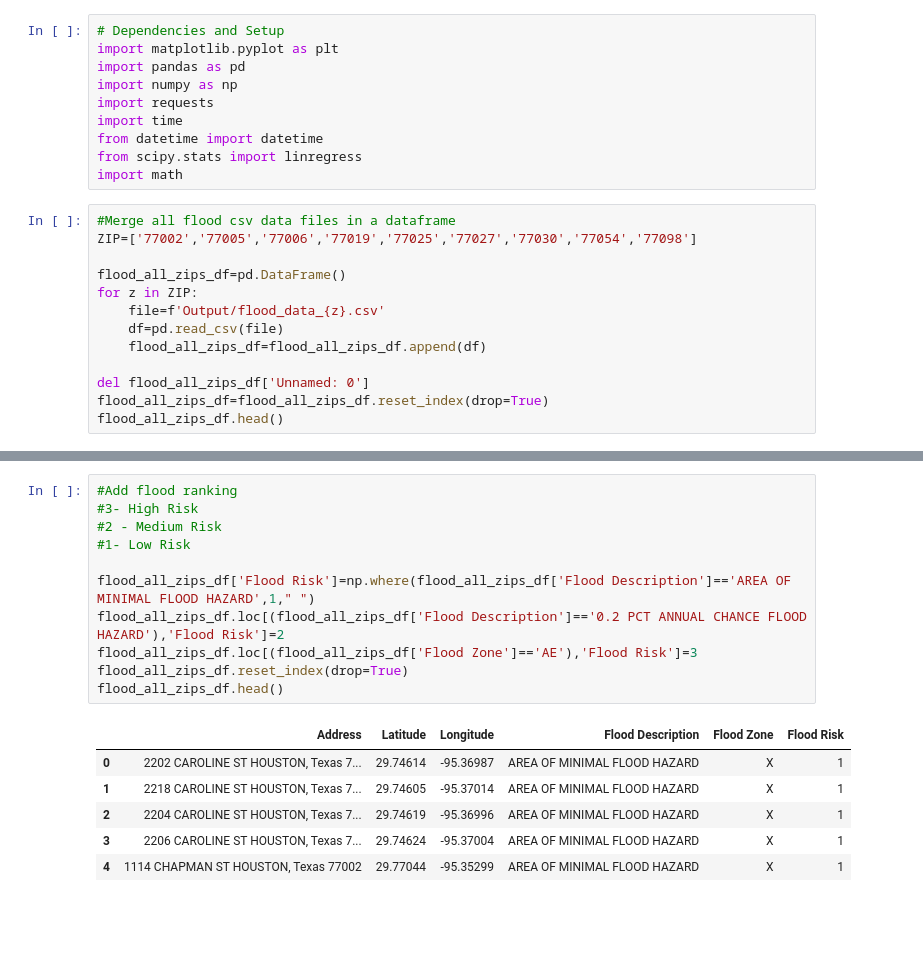
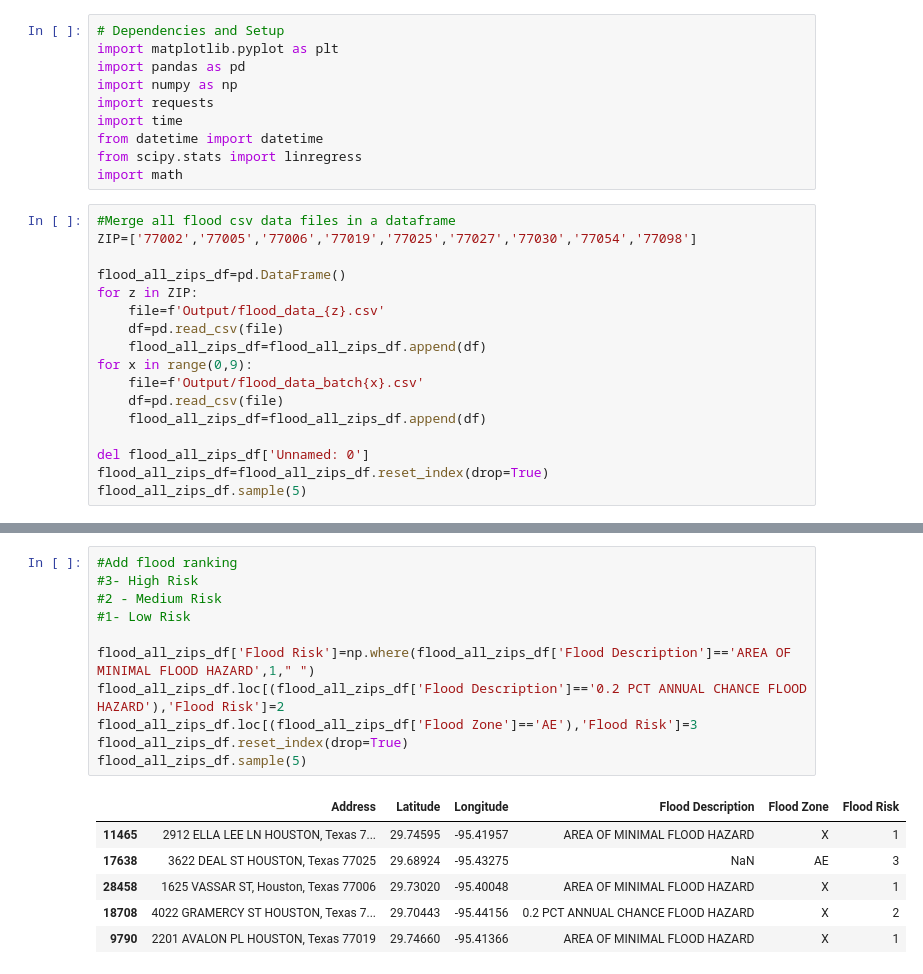
Before and after one commit to adrianaovalle/Project1_Group2, a Jupyter notebook: Combine_Flood_Crime_HCAD.ipynb, the cells around one changed output, grey strips where cells are left out. Saved outputs shown, nothing was run; the diff lists cells and outputs as text; blank space fills up the shorter version.

```diff
--- a/Combine_Flood_Crime_HCAD.ipynb
+++ b/Combine_Flood_Crime_HCAD.ipynb
@@ -19,9 +19,13 @@ for z in ZIP:
     file=f'Output/flood_data_{z}.csv'
     df=pd.read_csv(file)
     flood_all_zips_df=flood_all_zips_df.append(df)
+for x in range(0,9):
+    file=f'Output/flood_data_batch{x}.csv'
+    df=pd.read_csv(file)
+    flood_all_zips_df=flood_all_zips_df.append(df)
 
 del flood_all_zips_df['Unnamed: 0']
 flood_all_zips_df=flood_all_zips_df.reset_index(drop=True)
-flood_all_zips_df.head()
+flood_all_zips_df.sample(5)
 # %% [output]
 |  | Address | Latitude | Longitude | Flood Description | Flood Zone |
@@ -33,18 +52,18 @@ flood_all_zips_df.head()
 # %%
 #Add flood ranking
 #3- High Risk
 #2 - Medium Risk
 #1- Low Risk
 
 flood_all_zips_df['Flood Risk']=np.where(flood_all_zips_df['Flood Description']=='AREA OF MINIMAL FLOOD HAZARD',1," ")
 flood_all_zips_df.loc[(flood_all_zips_df['Flood Description']=='0.2 PCT ANNUAL CHANCE FLOOD HAZARD'),'Flood Risk']=2
 flood_all_zips_df.loc[(flood_all_zips_df['Flood Zone']=='AE'),'Flood Risk']=3
 flood_all_zips_df.reset_index(drop=True)
-flood_all_zips_df.head()
+flood_all_zips_df.sample(5)
 # %% [output]
 |  | Address | Latitude | Longitude | Flood Description | Flood Zone | Flood Risk |
-| 0 | 2202 CAROLINE ST HOUSTON, Texas 7... | 29.74614 | -95.36987 | AREA OF MINIMAL FLOOD HAZARD | X | 1 |
-| 1 | 2218 CAROLINE ST HOUSTON, Texas 7... | 29.74605 | -95.37014 | AREA OF MINIMAL FLOOD HAZARD | X | 1 |
-| 2 | 2204 CAROLINE ST HOUSTON, Texas 7... | 29.74619 | -95.36996 | AREA OF MINIMAL FLOOD HAZARD | X | 1 |
-| 3 | 2206 CAROLINE ST HOUSTON, Texas 7... | 29.74624 | -95.37004 | AREA OF MINIMAL FLOOD HAZARD | X | 1 |
-| 4 | 1114 CHAPMAN ST HOUSTON, Texas 77002 | 29.77044 | -95.35299 | AREA OF MINIMAL FLOOD HAZARD | X | 1 |
+| 11465 | 2912 ELLA LEE LN HOUSTON, Texas 7... | 29.74595 | -95.41957 | AREA OF MINIMAL FLOOD HAZARD | X | 1 |
+| 17638 | 3622 DEAL ST HOUSTON, Texas 77025 | 29.68924 | -95.43275 | NaN | AE | 3 |
+| 28458 | 1625 VASSAR ST, Houston, Texas 77006 | 29.73020 | -95.40048 | AREA OF MINIMAL FLOOD HAZARD | X | 1 |
+| 18708 | 4022 GRAMERCY ST HOUSTON, Texas 7... | 29.70443 | -95.44156 | 0.2 PCT ANNUAL CHANCE FLOOD HAZARD | X | 2 |
+| 9790 | 2201 AVALON PL HOUSTON, Texas 77019 | 29.74660 | -95.41366 | AREA OF MINIMAL FLOOD HAZARD | X | 1 |
```
Also changed, not shown: parts of 15 cells of this notebook, 33 other files.
